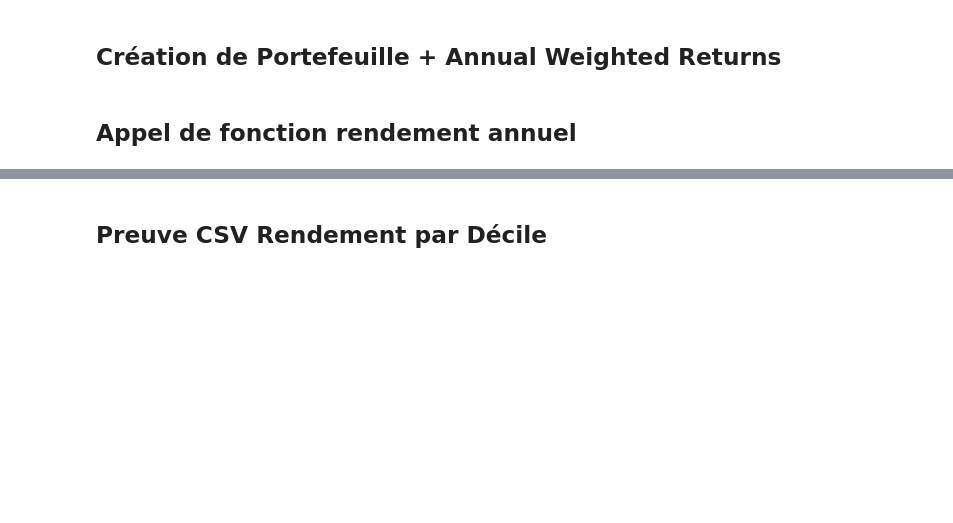
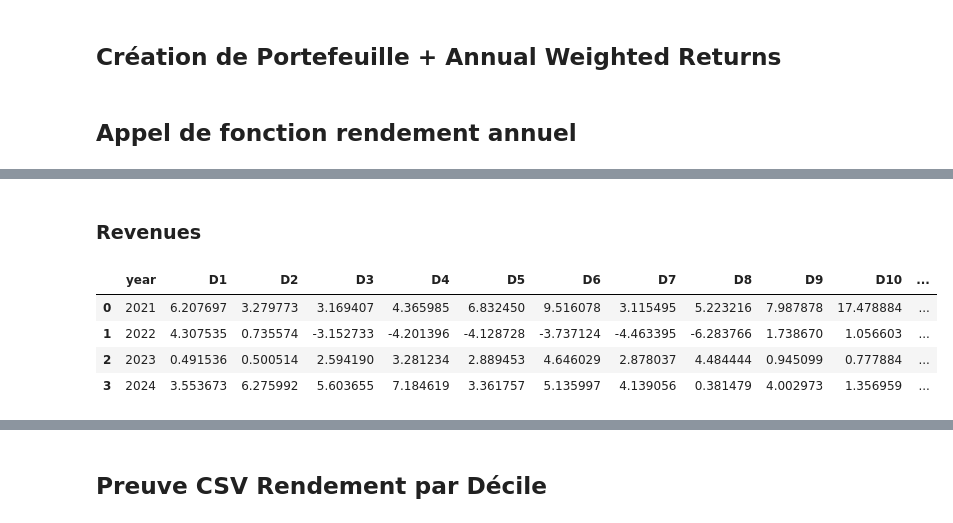
Before and after one commit to DominicPrenovost/AutoML-Practice, a Jupyter notebook: Target Cash From Operations.ipynb, the cells around one changed output, grey strips where cells are left out. Cells and saved outputs as stored; diff of their text form; code cells hidden in the pictures; blank space fills up the shorter version.

```diff
--- a/Target Cash From Operations.ipynb
+++ b/Target Cash From Operations.ipynb
@@ -271,0 +438,13 @@ predictions_df.to_csv("df10Y_CashFromOps_Pred.csv", index=False)
+# %%
+predictions_df_revenues = pipeline_rolling_windows(
+    data=DF_10Y_Revenues,
+    date_col="date",
+    target_col="binary_target_cash_operations",
+    train_years=5,
+    val_years=1,
+    test_years=1,
+    label="Revenue",
+    buffer_months=1
+)
+
+predictions_df_revenues.to_csv("df10Y_CashFromOps_Pred_revenues.csv", index=False)
@@ -643,0 +891,20 @@ df_deciles.head()
+# %% [markdown]
+### Revenues
+# %%
+df_deciles_revenues = compute_decile_returns(
+    predictions_df=predictions_df_revenues,
+    df_canada=df_canada,
+    proba_col='prob_up',
+    return_col='return_1q',
+    aggregator='mean',
+    decile_weights=[-0.25, -0.25, -0.25, -0.25, 0, 0, 0.25, 0.25, 0.25, 0.25],
+    csv_path='DF10Y_CashFromOps_decile_returns_revenues.csv'
+)
+
+df_deciles_revenues.head()
+# %% [output]
+|  | year | D1 | D2 | D3 | D4 | D5 | D6 | D7 | D8 | D9 | D10 | ... |
+| 0 | 2021 | 6.207697 | 3.279773 | 3.169407 | 4.365985 | 6.832450 | 9.516078 | 3.115495 | 5.223216 | 7.987878 | 17.478884 | ... |
+| 1 | 2022 | 4.307535 | 0.735574 | -3.152733 | -4.201396 | -4.128728 | -3.737124 | -4.463395 | -6.283766 | 1.738670 | 1.056603 | ... |
+| 2 | 2023 | 0.491536 | 0.500514 | 2.594190 | 3.281234 | 2.889453 | 4.646029 | 2.878037 | 4.484444 | 0.945099 | 0.777884 | ... |
+| 3 | 2024 | 3.553673 | 6.275992 | 5.603655 | 7.184619 | 3.361757 | 5.135997 | 4.139056 | 0.381479 | 4.002973 | 1.356959 | ... |
```
Also changed, not shown: parts of 51 cells of this notebook, 1 other file.
